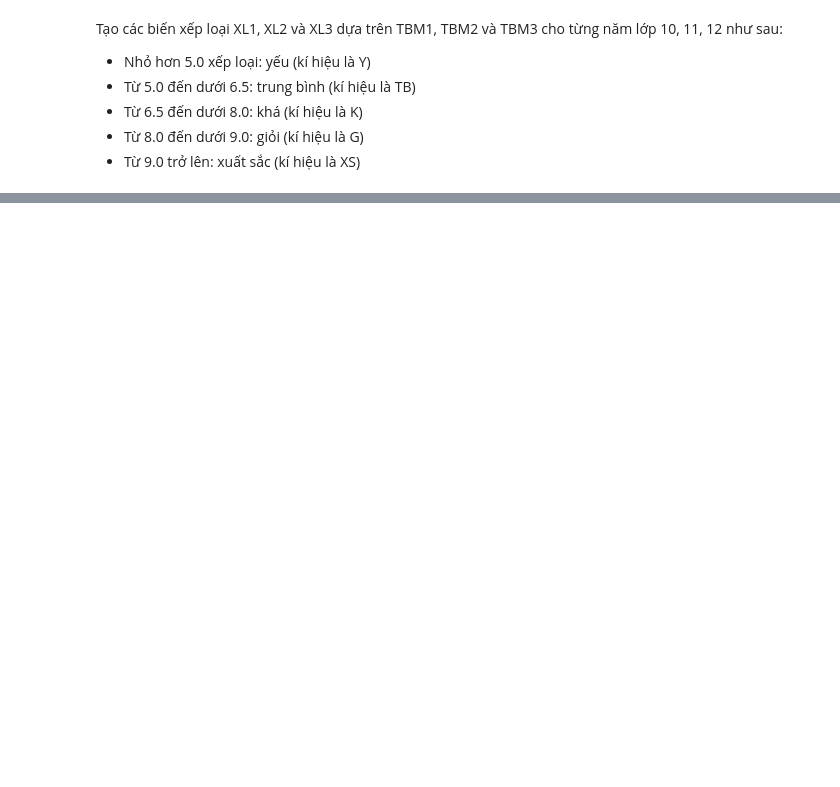
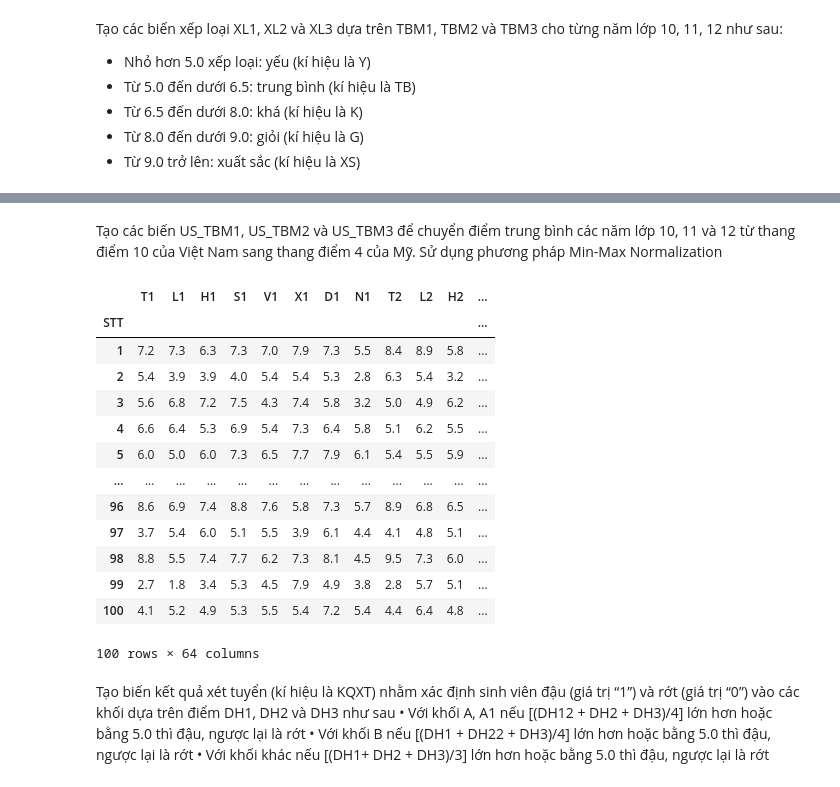
Before and after one commit to Spokai3/PhanTichDuLieuVaHocSau, a Jupyter notebook: Lab1.ipynb, the cells around one changed output, grey strips where cells are left out. Saved outputs shown, nothing was run; the diff lists cells and outputs as text; code cells hidden in the pictures; blank space fills up the shorter version.

```diff
--- a/Lab1.ipynb
+++ b/Lab1.ipynb
@@ -456,0 +457,23 @@ hw1
+# %% [markdown]
+Tạo các biến US_TBM1, US_TBM2 và US_TBM3 để chuyển điểm trung bình các năm lớp 10, 11 và 12 từ thang điểm 10 của Việt Nam sang thang điểm 4 của Mỹ. Sử dụng phương pháp Min-Max Normalization
+# %%
+for i in ['1','2','3']:
+  hw1['US_TBM'+i] = (hw1['TBM'+i]/10)*4
+hw1
+# %% [output]
+|  | T1 | L1 | H1 | S1 | V1 | X1 | D1 | N1 | T2 | L2 | H2 | ... |
+| STT |  |  |  |  |  |  |  |  |  |  |  | ... |
+| 1 | 7.2 | 7.3 | 6.3 | 7.3 | 7.0 | 7.9 | 7.3 | 5.5 | 8.4 | 8.9 | 5.8 | ... |
+| 2 | 5.4 | 3.9 | 3.9 | 4.0 | 5.4 | 5.4 | 5.3 | 2.8 | 6.3 | 5.4 | 3.2 | ... |
+| 3 | 5.6 | 6.8 | 7.2 | 7.5 | 4.3 | 7.4 | 5.8 | 3.2 | 5.0 | 4.9 | 6.2 | ... |
+| 4 | 6.6 | 6.4 | 5.3 | 6.9 | 5.4 | 7.3 | 6.4 | 5.8 | 5.1 | 6.2 | 5.5 | ... |
+| 5 | 6.0 | 5.0 | 6.0 | 7.3 | 6.5 | 7.7 | 7.9 | 6.1 | 5.4 | 5.5 | 5.9 | ... |
+| ... | ... | ... | ... | ... | ... | ... | ... | ... | ... | ... | ... | ... |
+| 96 | 8.6 | 6.9 | 7.4 | 8.8 | 7.6 | 5.8 | 7.3 | 5.7 | 8.9 | 6.8 | 6.5 | ... |
+| 97 | 3.7 | 5.4 | 6.0 | 5.1 | 5.5 | 3.9 | 6.1 | 4.4 | 4.1 | 4.8 | 5.1 | ... |
+| 98 | 8.8 | 5.5 | 7.4 | 7.7 | 6.2 | 7.3 | 8.1 | 4.5 | 9.5 | 7.3 | 6.0 | ... |
+| 99 | 2.7 | 1.8 | 3.4 | 5.3 | 4.5 | 7.9 | 4.9 | 3.8 | 2.8 | 5.7 | 5.1 | ... |
+| 100 | 4.1 | 5.2 | 4.9 | 5.3 | 5.5 | 5.4 | 7.2 | 5.4 | 4.4 | 6.4 | 4.8 | ... |
+100 rows × 64 columns
+# %% [markdown]
+Tạo biến kết quả xét tuyển (kí hiệu là KQXT) nhằm xác định sinh viên đậu (giá trị “1”) và rớt (giá trị “0”) vào các khối dựa trên điểm DH1, DH2 và DH3 như sau • Với khối A, A1 nếu [(DH12 + DH2 + DH3)/4] lớn hơn hoặc bằng 5.0 thì đậu, ngược lại là rớt • Với khối B nếu [(DH1 + DH22 + DH3)/4] lớn hơn hoặc bằng 5.0 thì đậu, ngược lại là rớt • Với khối khác nếu [(DH1+ DH2 + DH3)/3] lớn hơn hoặc bằng 5.0 thì đậu, ngược lại là rớt
```
Also changed, not shown: parts of 6 cells of this notebook.
